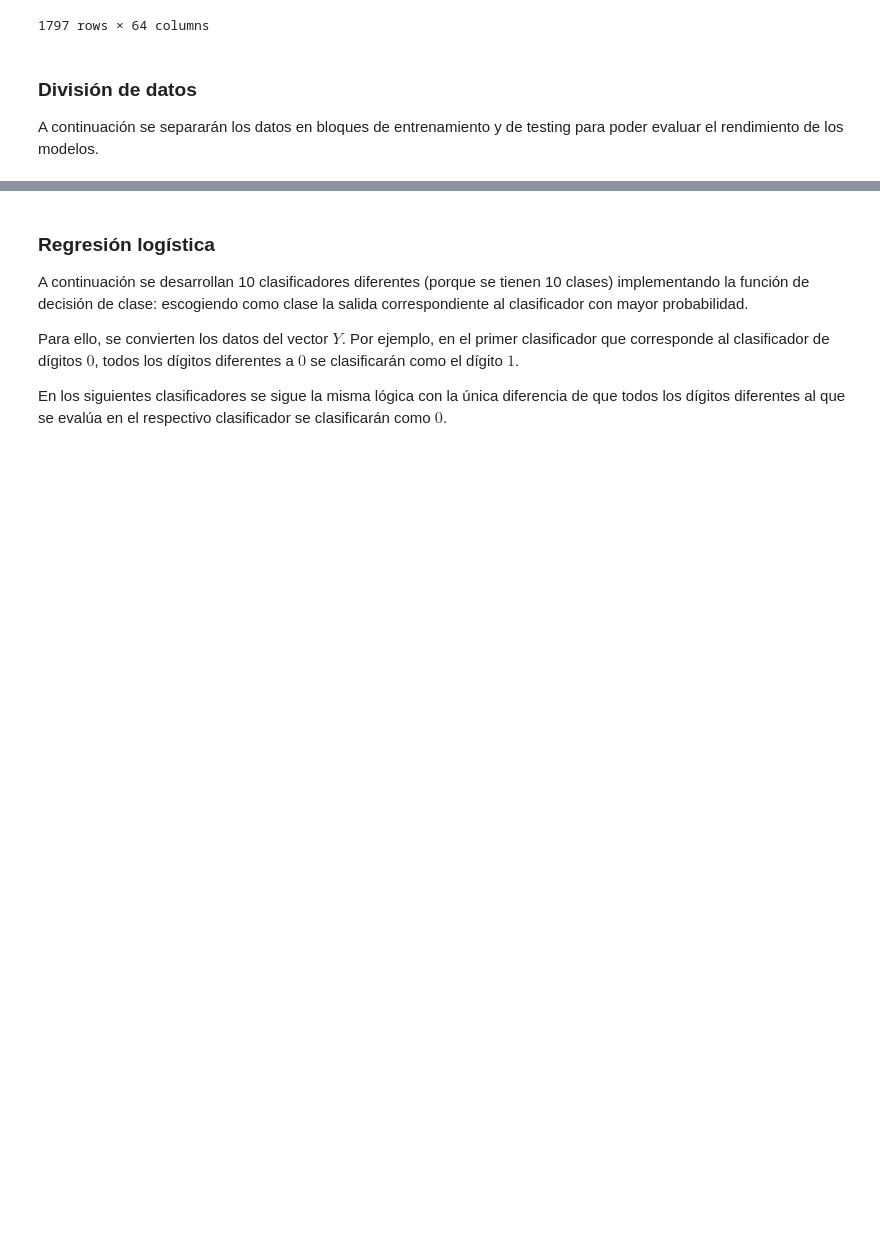
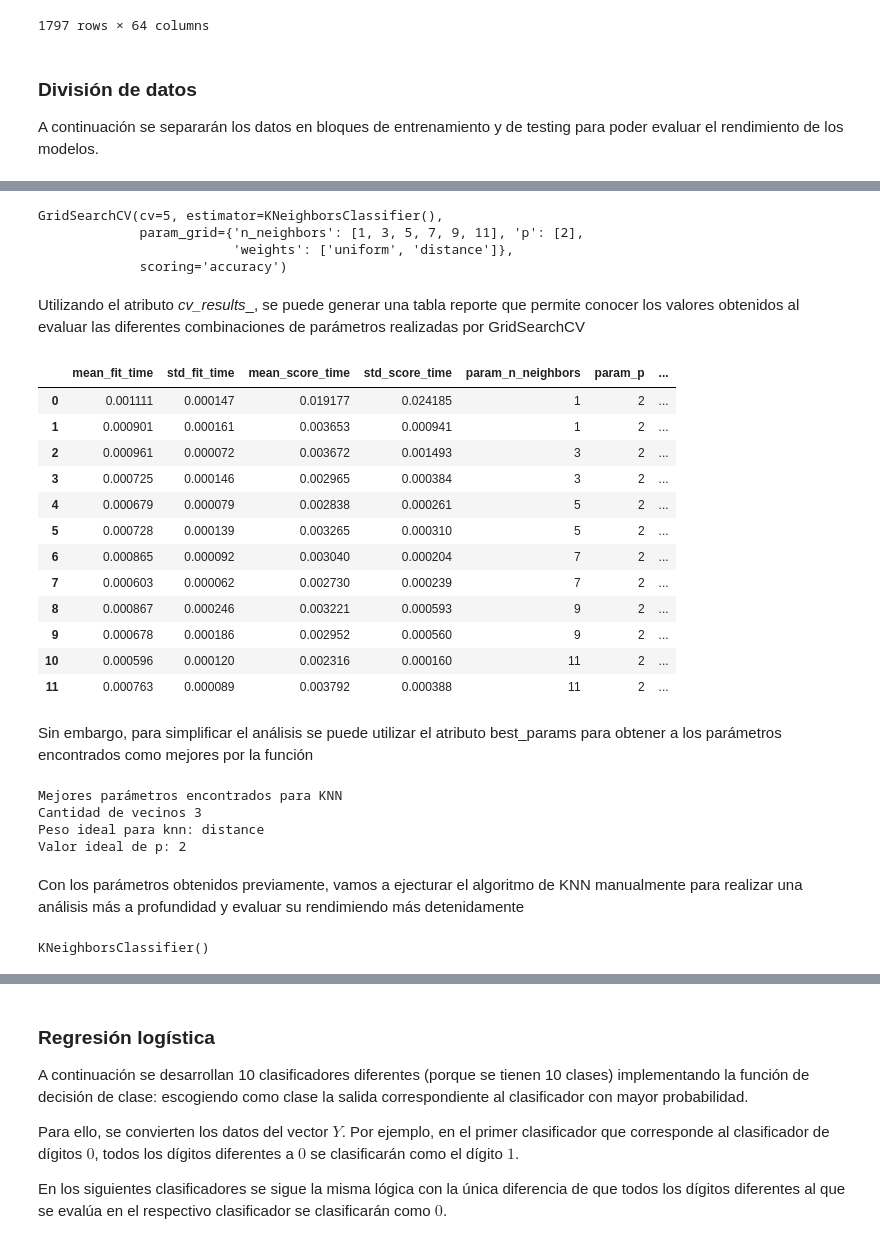
Before and after one commit to MonicaCabanas23/Clasificacion-y-Regresion-Lineal, a Jupyter notebook: Clasificacion_y_Regresion_Lineal.ipynb, the cells around one changed output, grey strips where cells are left out. Saved outputs shown, nothing was run; the diff lists cells and outputs as text; code cells hidden in the pictures; blank space fills up the shorter version.

```diff
--- a/Clasificacion_y_Regresion_Lineal.ipynb
+++ b/Clasificacion_y_Regresion_Lineal.ipynb
@@ -114,0 +216,57 @@ X_train, X_test, y_train, y_test = train_test_split(standarized_digits, digits.t
+# %%
+# Using GridSearchCV to find the best hypermparameters
+parameters = {
+    'n_neighbors':[1,3,5,7,9,11],
+    'weights': ['uniform', 'distance'],
+    'p': [2]
+}
+grid =  GridSearchCV(knn,parameters,cv=5,scoring='accuracy')
+grid.fit(X_train, y_train)
+# %% [output]
+GridSearchCV(cv=5, estimator=KNeighborsClassifier(),
+             param_grid={'n_neighbors': [1, 3, 5, 7, 9, 11], 'p': [2],
+                         'weights': ['uniform', 'distance']},
+             scoring='accuracy')
+# %% [markdown]
+Utilizando el atributo _cv_results__, se puede generar una tabla reporte que permite conocer los valores obtenidos al evaluar las diferentes combinaciones de parámetros realizadas por GridSearchCV
+# %%
+analysis_grid = pd.DataFrame(grid.cv_results_)
+analysis_grid
+# %% [output]
+|  | mean_fit_time | std_fit_time | mean_score_time | std_score_time | param_n_neighbors | param_p | ... |
+| 0 | 0.001111 | 0.000147 | 0.019177 | 0.024185 | 1 | 2 | ... |
+| 1 | 0.000901 | 0.000161 | 0.003653 | 0.000941 | 1 | 2 | ... |
+| 2 | 0.000961 | 0.000072 | 0.003672 | 0.001493 | 3 | 2 | ... |
+| 3 | 0.000725 | 0.000146 | 0.002965 | 0.000384 | 3 | 2 | ... |
+| 4 | 0.000679 | 0.000079 | 0.002838 | 0.000261 | 5 | 2 | ... |
+| 5 | 0.000728 | 0.000139 | 0.003265 | 0.000310 | 5 | 2 | ... |
+| 6 | 0.000865 | 0.000092 | 0.003040 | 0.000204 | 7 | 2 | ... |
+| 7 | 0.000603 | 0.000062 | 0.002730 | 0.000239 | 7 | 2 | ... |
+| 8 | 0.000867 | 0.000246 | 0.003221 | 0.000593 | 9 | 2 | ... |
+| 9 | 0.000678 | 0.000186 | 0.002952 | 0.000560 | 9 | 2 | ... |
+| 10 | 0.000596 | 0.000120 | 0.002316 | 0.000160 | 11 | 2 | ... |
+| 11 | 0.000763 | 0.000089 | 0.003792 | 0.000388 | 11 | 2 | ... |
+# %% [markdown]
+Sin embargo, para simplificar el análisis se puede utilizar el atributo best_params para obtener a los parámetros encontrados como mejores por la función
+# %%
+grid.best_params_
+print(
+    f"Mejores parámetros encontrados para KNN \n"
+    f"Cantidad de vecinos {grid.best_params_['n_neighbors']} \n"
+    f"Peso ideal para knn: {grid.best_params_['weights']} \n"
+    f"Valor ideal de p: {grid.best_params_['p']} \n"
+)
+# %% [output]
+Mejores parámetros encontrados para KNN
+Cantidad de vecinos 3
+Peso ideal para knn: distance
+Valor ideal de p: 2
+# %% [markdown]
+Con los parámetros obtenidos previamente, vamos a ejecturar el algoritmo de KNN manualmente para realizar una análisis más a profundidad y evaluar su rendimiendo más detenidamente
+# %%
+n_neighbors = grid.best_params_['n_neighbors']
+weight = grid.best_params_['weights']
+p = grid.best_params_['p']
+knn.fit(X_train,y_train)
+# %% [output]
+KNeighborsClassifier()
```
Also changed, not shown: parts of 36 cells of this notebook.
